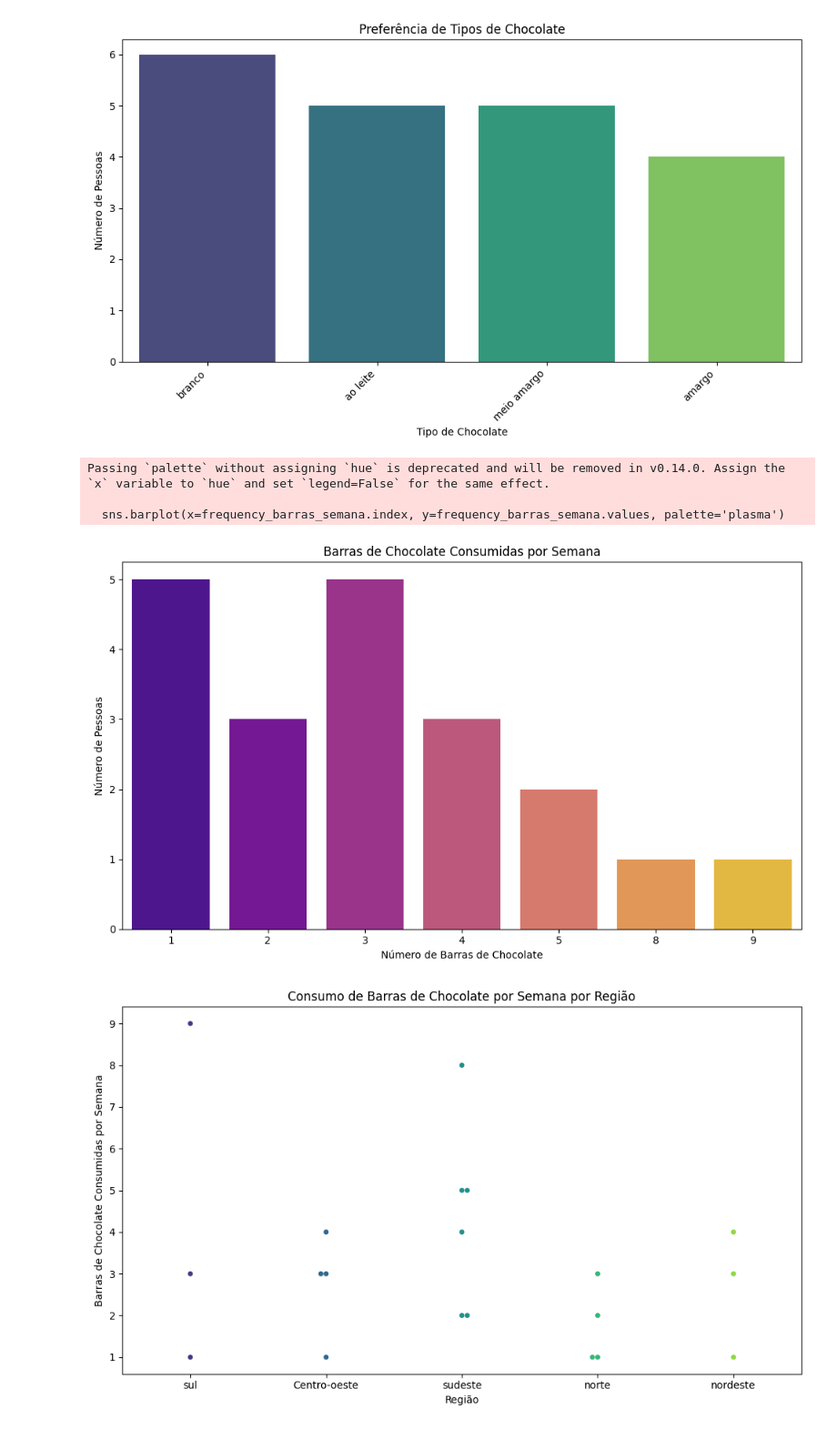
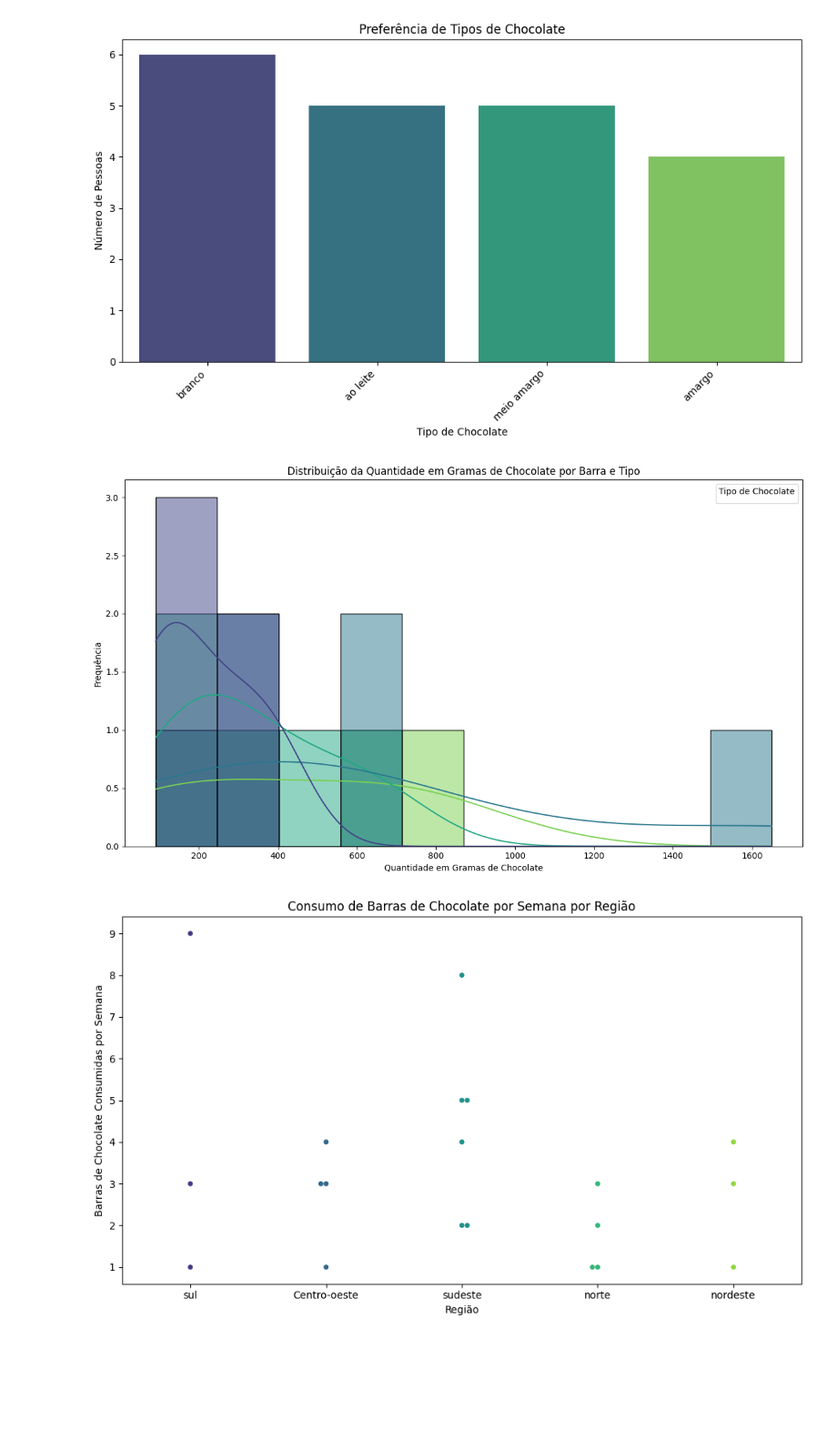
Before and after one commit to juliacporto-creator/Estatistica-, a Jupyter notebook: tarefa03.ipynb, the cells around one changed output. Shown at 91% size. Saved outputs shown, nothing was run; the diff lists cells and outputs as text; code cells hidden in the pictures; blank space fills up the shorter version.

```diff
--- a/tarefa03.ipynb
+++ b/tarefa03.ipynb
@@ -49,7 +49,7 @@ Cada grupo deve produzir:
 import pandas as pd
 
 # Read the Excel file into a pandas DataFrame
-df_chocolate = pd.read_excel('/content/dados chocolate ideal.xlsx')
+df_chocolate = pd.read_excel('/content/dados chocolate ideal(1).xlsx')
 
 # Display the first 5 rows of the DataFrame
 display(df_chocolate)
@@ -169,21 +169,17 @@ Passing `palette` without assigning `hue` is deprecated and will be removed in v
 # %%
 import matplotlib.pyplot as plt
 import seaborn as sns
 
-# Create a bar chart for 'Quantas barras de Chocolate come por semana'
-plt.figure(figsize=(10, 6))
-sns.barplot(x=frequency_barras_semana.index, y=frequency_barras_semana.values, palette='plasma')
-plt.title('Barras de Chocolate Consumidas por Semana')
-plt.xlabel('Número de Barras de Chocolate')
-plt.ylabel('Número de Pessoas')
-plt.xticks(rotation=0)
+plt.figure(figsize=(12, 7))
+sns.histplot(data=df_chocolate, x='Quantidade em gramas de chocolate', hue='Tipo de chocolate', bins=10, kde=True, palette='viridis')
+plt.title('Distribuição da Quantidade em Gramas de Chocolate por Barra e Tipo')
+plt.xlabel('Quantidade em Gramas de Chocolate')
+plt.ylabel('Frequência')
+plt.legend(title='Tipo de Chocolate')
 plt.tight_layout()
 plt.show()
 # %% [output]
-Passing `palette` without assigning `hue` is deprecated and will be removed in v0.14.0. Assign the `x` variable to `hue` and set `legend=False` for the same effect.
-
-  sns.barplot(x=frequency_barras_semana.index, y=frequency_barras_semana.values, palette='plasma')
-[figure, old version]
+[figure, new version]
 # %%
 import matplotlib.pyplot as plt
 import seaborn as sns
```
Also changed, not shown: parts of 2 cells of this notebook.
